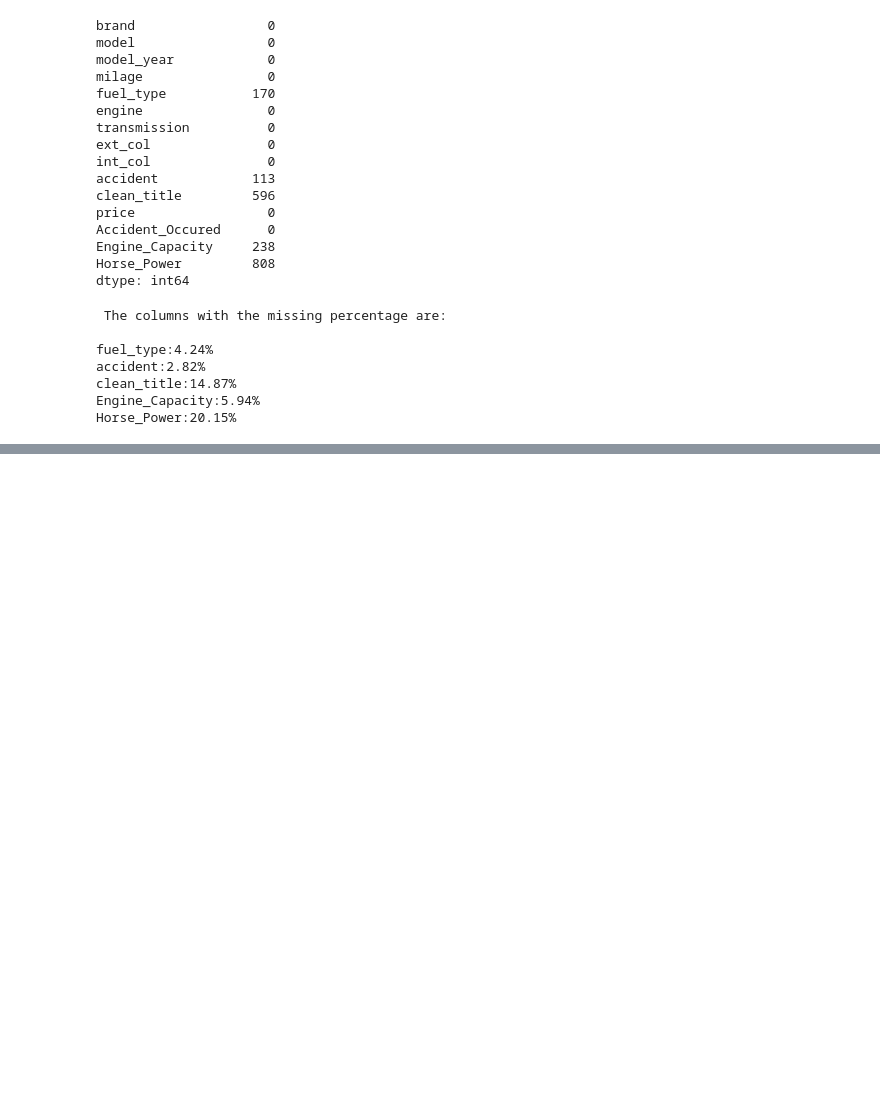
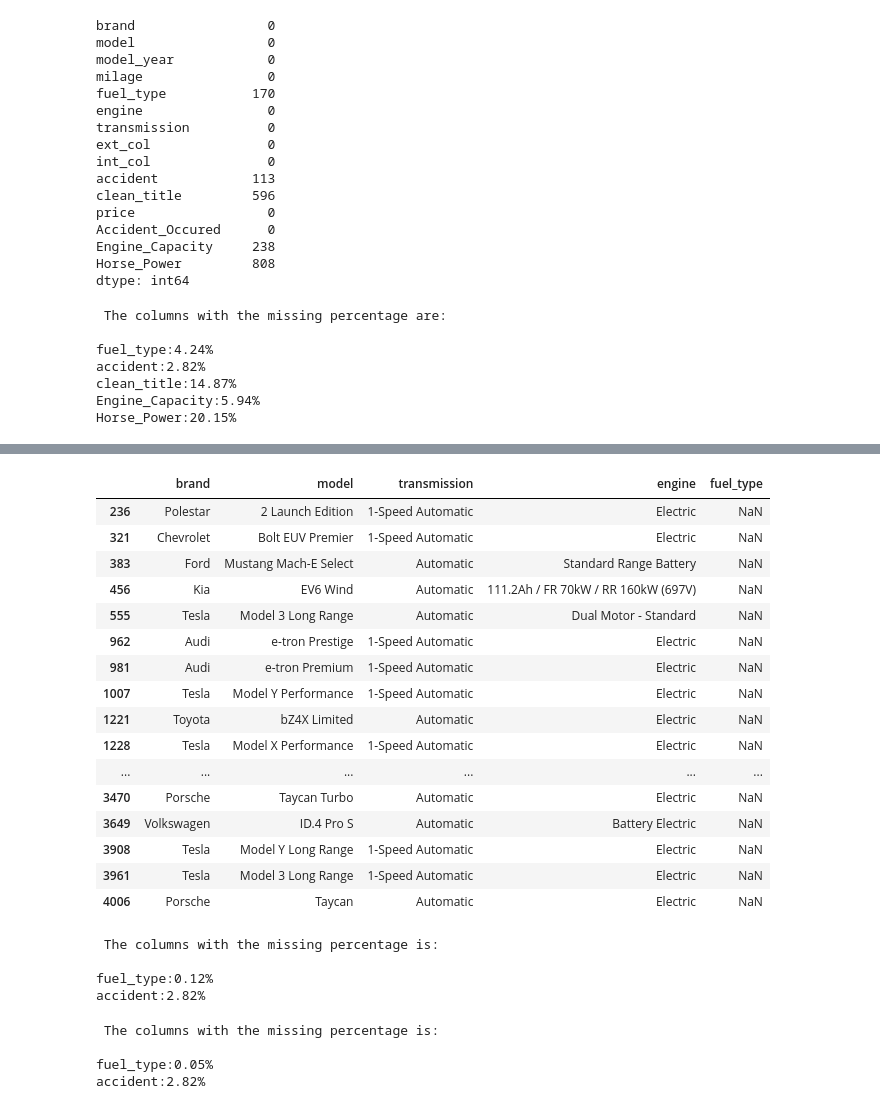
Before and after one commit to prarthanadaibagya/Learning_Machine_Learning, a Jupyter notebook: Machine Learning/Used_Cars_Price_Estimation/NoteBooks/Used_Cars_Analsyis.ipynb, the cells around one changed output, grey strips where cells are left out. Cells and saved outputs as stored; diff of their text form; code cells hidden in the pictures; blank space fills up the shorter version.

```diff
--- a/Machine Learning/Used_Cars_Price_Estimation/NoteBooks/Used_Cars_Analsyis.ipynb
+++ b/Machine Learning/Used_Cars_Price_Estimation/NoteBooks/Used_Cars_Analsyis.ipynb
@@ -432,0 +602,20 @@ Horse_Power:20.15%
+# %%
+df.loc[df['fuel_type'].isnull(),['brand','model','transmission','engine','fuel_type']]
+# %% [output]
+|  | brand | model | transmission | engine | fuel_type |
+| 236 | Polestar | 2 Launch Edition | 1-Speed Automatic | Electric | NaN |
+| 321 | Chevrolet | Bolt EUV Premier | 1-Speed Automatic | Electric | NaN |
+| 383 | Ford | Mustang Mach-E Select | Automatic | Standard Range Battery | NaN |
+| 456 | Kia | EV6 Wind | Automatic | 111.2Ah / FR 70kW / RR 160kW (697V) | NaN |
+| 555 | Tesla | Model 3 Long Range | Automatic | Dual Motor - Standard | NaN |
+| 962 | Audi | e-tron Prestige | 1-Speed Automatic | Electric | NaN |
+| 981 | Audi | e-tron Premium | 1-Speed Automatic | Electric | NaN |
+| 1007 | Tesla | Model Y Performance | 1-Speed Automatic | Electric | NaN |
+| 1221 | Toyota | bZ4X Limited | Automatic | Electric | NaN |
+| 1228 | Tesla | Model X Performance | 1-Speed Automatic | Electric | NaN |
+| ... | ... | ... | ... | ... | ... |
+| 3470 | Porsche | Taycan Turbo | Automatic | Electric | NaN |
+| 3649 | Volkswagen | ID.4 Pro S | Automatic | Battery Electric | NaN |
+| 3908 | Tesla | Model Y Long Range | 1-Speed Automatic | Electric | NaN |
+| 3961 | Tesla | Model 3 Long Range | 1-Speed Automatic | Electric | NaN |
+| 4006 | Porsche | Taycan | Automatic | Electric | NaN |
@@ -432,0 +629,14 @@ Horse_Power:20.15%
+# %%
+missing_info={}
+for col in Categorical_Columns:
+    if df[col].isnull().sum()>0:
+        missing_count=(df[col].isnull().sum()/len(df))*100
+        missing_info[col]=round(missing_count,2)
+print("\n The columns with the missing percentage is:\n")
+for col, per in missing_info.items():
+    print(f"{col}:{per}%")
+# %% [output]
+ The columns with the missing percentage is:
+
+fuel_type:0.12%
+accident:2.82%
@@ -432,0 +650,14 @@ Horse_Power:20.15%
+# %%
+missing_info={}
+for col in Categorical_Columns:
+    if df[col].isnull().sum()>0:
+        missing_count=(df[col].isnull().sum()/len(df))*100
+        missing_info[col]=round(missing_count,2)
+print("\n The columns with the missing percentage is:\n")
+for col, per in missing_info.items():
+    print(f"{col}:{per}%")
+# %% [output]
+ The columns with the missing percentage is:
+
+fuel_type:0.05%
+accident:2.82%
```
Also changed, not shown: parts of 25 cells of this notebook, 5 other files.
